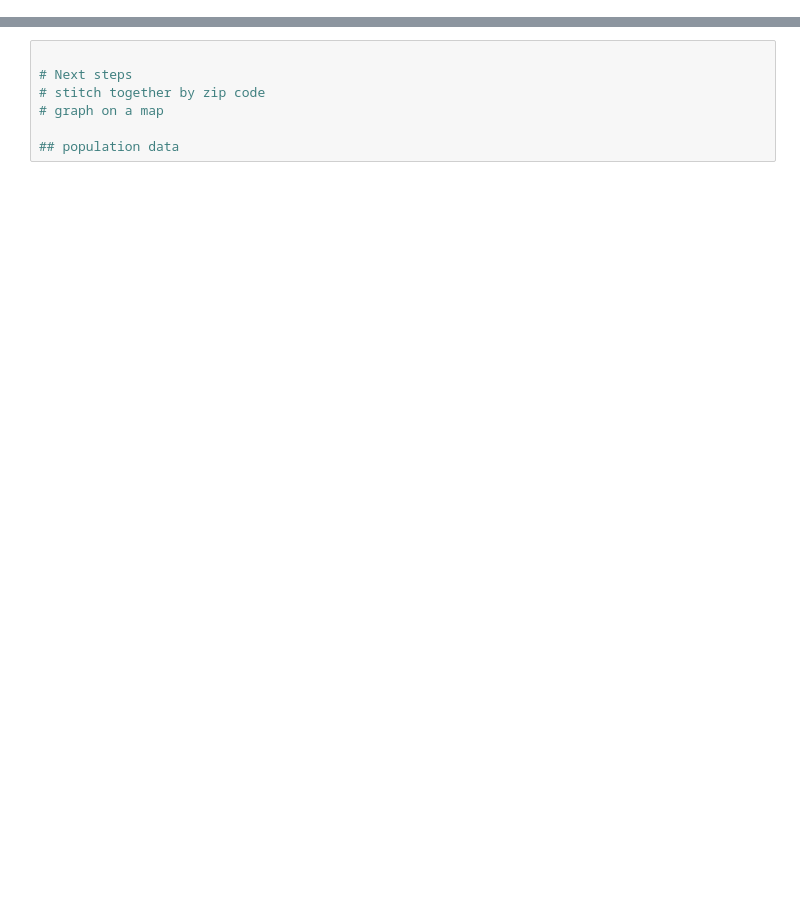
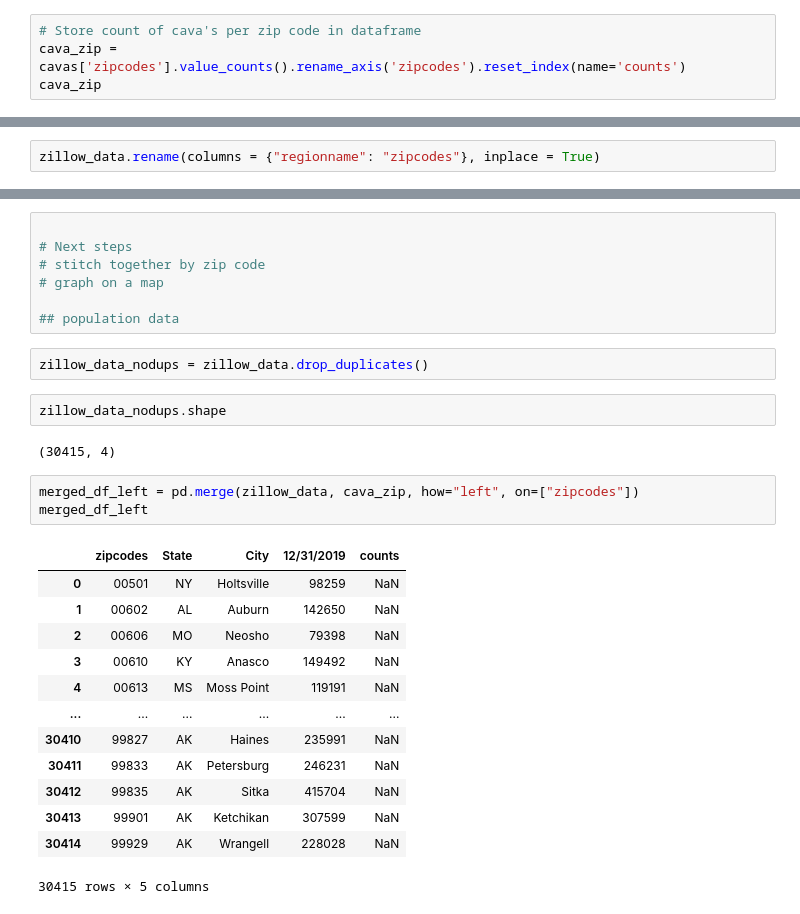
Before and after one commit to kriwang27/PythonProjs, a Jupyter notebook: Cava Web Scraping Activity.ipynb, the cells around one changed output, grey strips where cells are left out. Cells and saved outputs as stored; diff of their text form; blank space fills up the shorter version.

```diff
--- a/Cava Web Scraping Activity.ipynb
+++ b/Cava Web Scraping Activity.ipynb
@@ -172,0 +173,4 @@ cavas['zipcodes'].nunique()
+# %%
+# Store count of cava's per zip code in dataframe
+cava_zip = cavas['zipcodes'].value_counts().rename_axis('zipcodes').reset_index(name='counts')
+cava_zip
@@ -218,0 +225,2 @@ zillow_data.groupby(['RegionName']).mean()
+# %%
+zillow_data.rename(columns = {"regionname": "zipcodes"}, inplace = True)
@@ -292,3 +325,26 @@ iplot(choromap)
 # graph on a map
 
 ## population data
+# %%
+zillow_data_nodups = zillow_data.drop_duplicates()
+# %%
+zillow_data_nodups.shape
+# %% [output]
+(30415, 4)
+# %%
+merged_df_left = pd.merge(zillow_data, cava_zip, how="left", on=["zipcodes"])
+merged_df_left
+# %% [output]
+|  | zipcodes | State | City | 12/31/2019 | counts |
+| 0 | 00501 | NY | Holtsville | 98259 | NaN |
+| 1 | 00602 | AL | Auburn | 142650 | NaN |
+| 2 | 00606 | MO | Neosho | 79398 | NaN |
+| 3 | 00610 | KY | Anasco | 149492 | NaN |
+| 4 | 00613 | MS | Moss Point | 119191 | NaN |
+| ... | ... | ... | ... | ... | ... |
+| 30410 | 99827 | AK | Haines | 235991 | NaN |
+| 30411 | 99833 | AK | Petersburg | 246231 | NaN |
+| 30412 | 99835 | AK | Sitka | 415704 | NaN |
+| 30413 | 99901 | AK | Ketchikan | 307599 | NaN |
+| 30414 | 99929 | AK | Wrangell | 228028 | NaN |
+30415 rows × 5 columns
```
Also changed, not shown: parts of 20 cells of this notebook.
